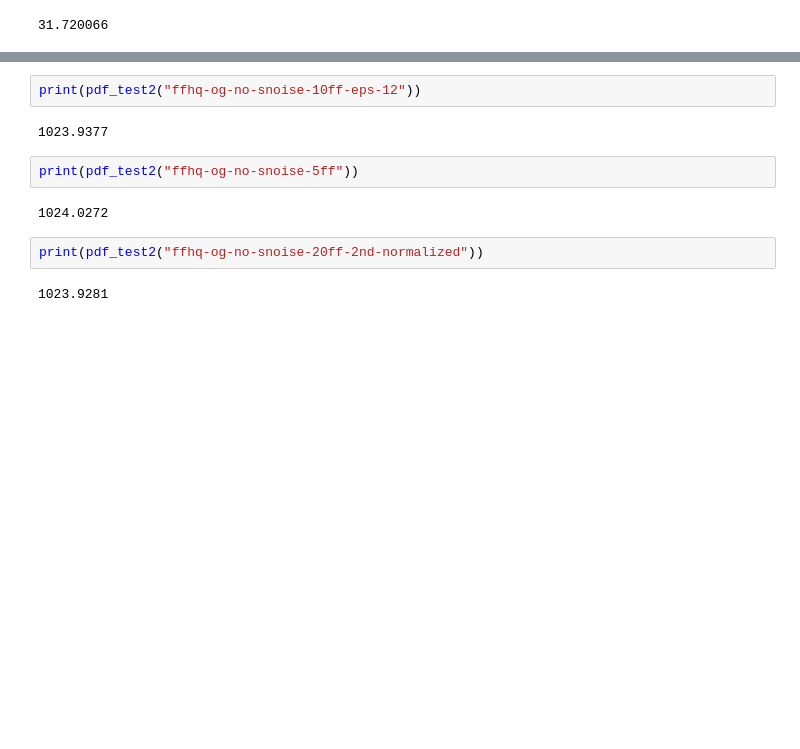
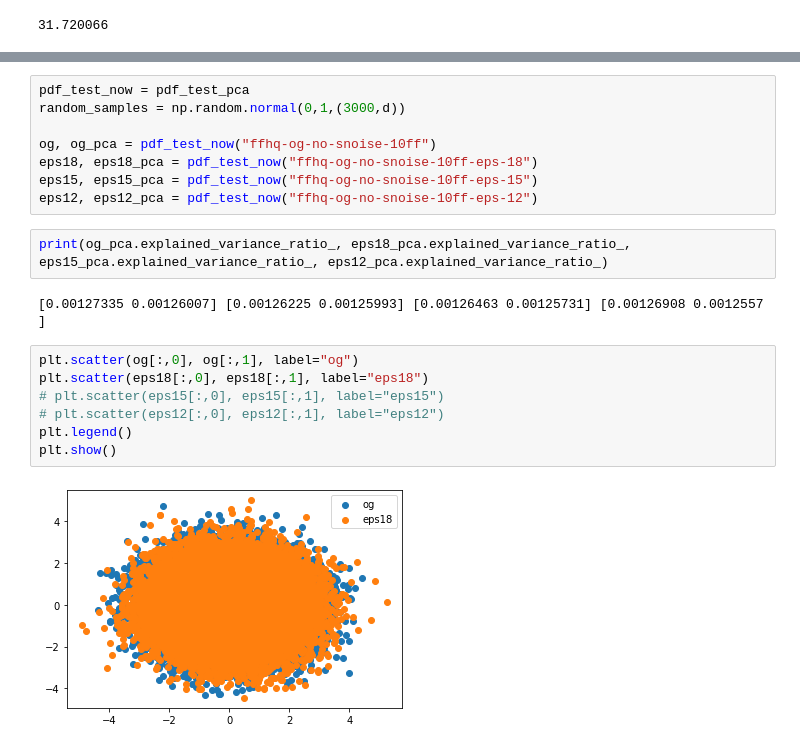
Before and after one commit to SerChirag/AdaIMLE, a Jupyter notebook: pdf-test.ipynb, the cells around one changed output, grey strips where cells are left out. Saved outputs shown, nothing was run; the diff lists cells and outputs as text; blank space fills up the shorter version.

```diff
--- a/pdf-test.ipynb
+++ b/pdf-test.ipynb
@@ -71,12 +128,21 @@ print(pdf_test2("ffhq-og-no-snoise-10ff-eps-15"))
-# %%
-print(pdf_test2("ffhq-og-no-snoise-10ff-eps-12"))
-# %% [output]
-1023.9377
-# %%
-print(pdf_test2("ffhq-og-no-snoise-5ff"))
-# %% [output]
-1024.0272
-# %%
-print(pdf_test2("ffhq-og-no-snoise-20ff-2nd-normalized"))
-# %% [output]
-1023.9281
+# %%
+pdf_test_now = pdf_test_pca
+random_samples = np.random.normal(0,1,(3000,d))
+
+og, og_pca = pdf_test_now("ffhq-og-no-snoise-10ff")
+eps18, eps18_pca = pdf_test_now("ffhq-og-no-snoise-10ff-eps-18")
+eps15, eps15_pca = pdf_test_now("ffhq-og-no-snoise-10ff-eps-15")
+eps12, eps12_pca = pdf_test_now("ffhq-og-no-snoise-10ff-eps-12")
+# %%
+print(og_pca.explained_variance_ratio_, eps18_pca.explained_variance_ratio_, eps15_pca.explained_variance_ratio_, eps12_pca.explained_variance_ratio_)
+# %% [output]
+[0.00127335 0.00126007] [0.00126225 0.00125993] [0.00126463 0.00125731] [0.00126908 0.0012557 ]
+# %%
+plt.scatter(og[:,0], og[:,1], label="og")
+plt.scatter(eps18[:,0], eps18[:,1], label="eps18")
+# plt.scatter(eps15[:,0], eps15[:,1], label="eps15")
+# plt.scatter(eps12[:,0], eps12[:,1], label="eps12")
+plt.legend()
+plt.show()
+# %% [output]
+[figure, added]
```
Also changed, not shown: parts of 13 cells of this notebook.
